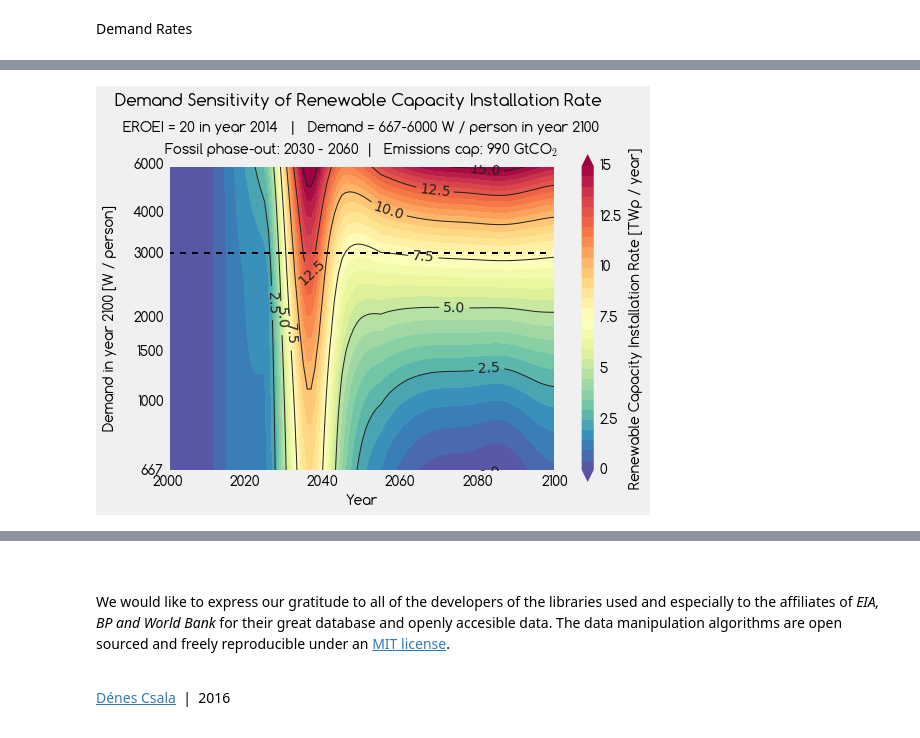
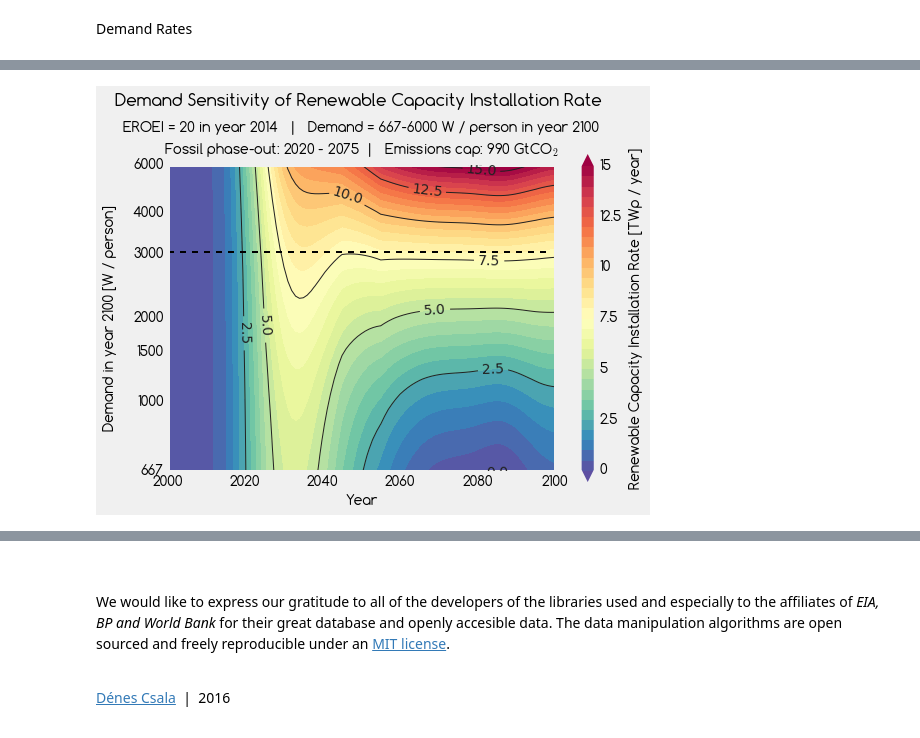
Before and after one commit to csaladenes/sustainable-energy-transitions, a Jupyter notebook: twitterplotter2.ipynb, the cells around one changed output, grey strips where cells are left out. Drawn from its saved outputs; the diff is of its cells as text; code cells hidden in the pictures.

```diff
--- a/twitterplotter2.ipynb
+++ b/twitterplotter2.ipynb
@@ -323,7 +320,7 @@ ax.append(plt.subplot2grid((2,2), (0,0), rowspan=2, colspan=2, axisbg=None, axis
 fig.tight_layout()
 fig.subplots_adjust(wspace=0.35)
 
-for k in [5]:#+range(len(order)):
+for k in [3]:#+range(len(order)):
     title=titless[k/3][k%3]
     base=bases[k/3]
     cap=caps[k/3]
@@ -354,7 +351,7 @@ for k in [5]:#+range(len(order)):
     ax[0].set_yticklabels(tick1,size=14,fontproperties=prop)
     ax[0].set_xlabel('Year',fontproperties=prop)
     ax[0].set_ylabel('Demand in year 2100 [W / person]',labelpad=15,fontproperties=prop)
-    ax[0].text(0.5, 1.02,  title+r"  |   "+cap,
+    ax[0].text(0.5, 1.02, title+r"  |   "+cap,
         horizontalalignment='center',
         verticalalignment='bottom',fontproperties=prop,
         transform=ax[0].transAxes,size=14,color='k')
@@ -373,8 +370,8 @@ for k in [5]:#+range(len(order)):
     verticalalignment='center',rotation=90,
     transform=ax[0].transAxes,fontproperties=prop)
 
-ax[0].plot([11 for i in range(1,101)],linewidth=2,color='k',linestyle='--')
+ax[0].plot([13.6 for i in range(1,101)],linewidth=2,color='k',linestyle='--')
 plt.suptitle('Demand Sensitivity of Renewable Capacity Installation Rate',fontproperties=prop,size=17,y=1.14,x=0.46)
-plt.savefig(path+'/twitter/d2.png',bbox_inches = 'tight', pad_inches = 0.1, dpi=150)
+plt.savefig(path+'/twitter/z4.png',bbox_inches = 'tight', pad_inches = 0.1, dpi=150)
 #plt.close()
 # %% [output]
@@ -394,7 +391,7 @@ ax.append(plt.subplot2grid((2,2), (0,0), rowspan=2, colspan=2, axisbg=None, axis
 fig.tight_layout()
 fig.subplots_adjust(wspace=0.35)
 
-for k in [5]:#+range(len(order)):
+for k in [3]:#+range(len(order)):
     title=titless[k/3][k%3]
     base=bases[k/3]
     cap=caps[k/3]
@@ -419,34 +416,34 @@ for k in [5]:#+range(len(order)):
     ax[0].set_xlim(0,100)
     ax[0].clabel(b, fmt = '%r',inline=1, fontsize=14,fontproperties=prop)
     ax[0].set_xticklabels([2000,2020,2040,2060,2080,2100],size=14,fontproperties=prop)
     ticks=np.array([0,4.5,7.8,10,14.2,16.9,20])+1
     ax[0].set_yticks(ticks)
     tick1=[667,1000,1500,2000,3000,4000,6000]
     ax[0].set_yticklabels(tick1,size=14,fontproperties=prop)
     ax[0].set_xlabel('Year',fontproperties=prop)
     ax[0].set_ylabel('Demand in year 2100 [W / person]',labelpad=15,fontproperties=prop)
-    ax[0].text(0.5, 1.02,  title+r"  |   "+cap,
+    ax[0].text(0.5, 1.02, title+r"  |   "+cap,
         horizontalalignment='center',
         verticalalignment='bottom',fontproperties=prop,
         transform=ax[0].transAxes,size=14,color='k')
     ax[0].text(0.5, 1.1, r"EROEI = "+repr(E)+" in year 2014   |   Demand = 667-6000 W / person in year 2100",
         horizontalalignment='center',
         verticalalignment='bottom',fontproperties=prop,
         transform=ax[0].transAxes,size=14,color='k')
 
     fig.subplots_adjust(right=0.85)
     cbar_ax = fig.add_axes([0.9, 0.05, 0.03, 0.930])
     fig.colorbar(a, cmap=colors, cax=cbar_ax, ticks=[0,2.5,5.0,7.5,10.0,12.5,15.0])
     cbar_ax.set_yticklabels([0,2.5,5,7.5,10,12.5,15],fontproperties=prop)
 
     ax[0].text(1.21, 0.5, 'Renewable Capacity Installation Rate [TWp / year]',
     horizontalalignment='center',
     verticalalignment='center',rotation=90,
     transform=ax[0].transAxes,fontproperties=prop)
 
-ax[0].plot([15.25 for i in range(1,101)],linewidth=2,color='k',linestyle='--')
+ax[0].plot([15.3 for i in range(1,101)],linewidth=2,color='k',linestyle='--')
 plt.suptitle('Demand Sensitivity of Renewable Capacity Installation Rate',fontproperties=prop,size=17,y=1.14,x=0.46)
-plt.savefig(path+'/twitter/d3.png',bbox_inches = 'tight', pad_inches = 0.1, dpi=150)
+plt.savefig(path+'/twitter/z5.png',bbox_inches = 'tight', pad_inches = 0.1, dpi=150)
 #plt.close()
 # %% [output]
-[figure, old version]
+[figure, new version]
```
Also changed, not shown: parts of 7 cells of this notebook, 43 other files.
